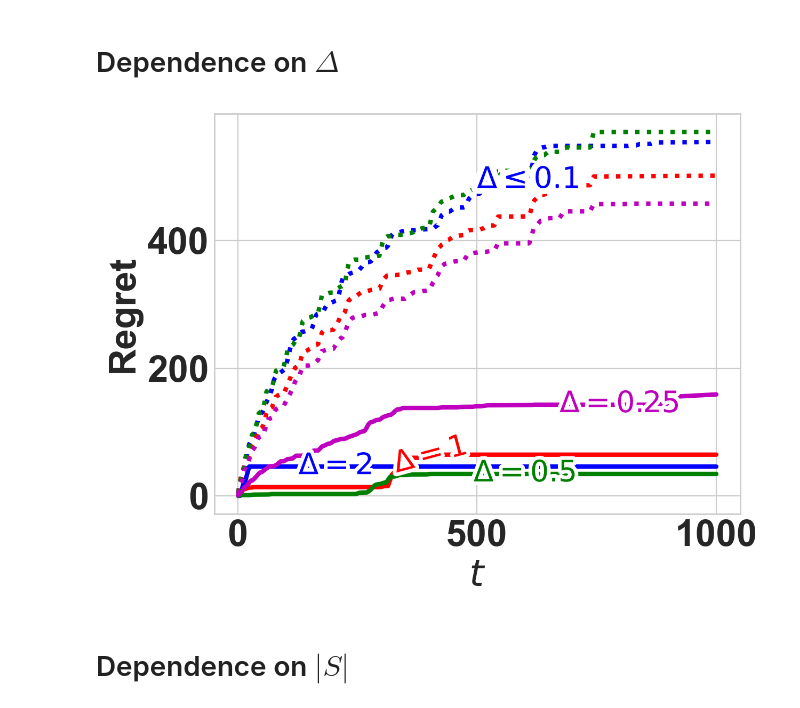
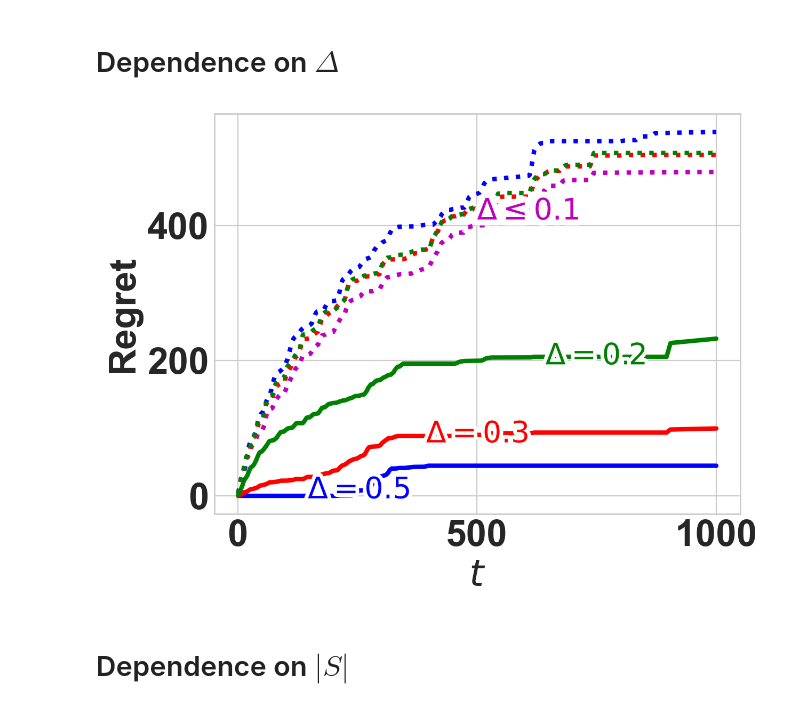
Before and after one commit to CoNG-harvard/Graph-Bandit, a Jupyter notebook: Sensitivity analysis.ipynb, the cells around one changed output. Drawn from its saved outputs; the diff is of its cells as text; code cells hidden in the pictures.

Commit message:
Fix some figure plotting issues.

```diff
--- a/Sensitivity analysis.ipynb
+++ b/Sensitivity analysis.ipynb
@@ -57,7 +57,7 @@ def plotRegrets(allRegrets, titles=None, save_fig=None):
 
     keys = allRegrets[0].keys()
     colors=['b', 'r', 'g', 'm', 'b', 'r', 'g', 'm', 'g', 'c', 'k', 'b', 'r', 'y', 'm', 'g','b']
-    styles = ['solid', 'solid', 'solid', 'solid', 'dotted', 'dotted', 'dotted', 'dotted', 'dotted','dotted']
+    styles = ['solid', 'solid', 'solid', 'dotted', 'dotted', 'dotted', 'dotted', 'dotted','dotted']
 
 
 
@@ -90,12 +90,14 @@ def plotRegrets(allRegrets, titles=None, save_fig=None):
 # Dependence on $\Delta$
 # %%
 delta_regrets = {}
-delta_regrets['$\Delta=2$'] = delta_test(2, n_nodes=10, graph_type='line', n_samples=100, T=1000)
-delta_regrets['$\Delta=1$'] = delta_test(1, n_nodes=10, graph_type='line', n_samples=100, T=1000)
+# delta_regrets['$\Delta=0.7$'] = delta_test(1.0, n_nodes=10, graph_type='line', n_samples=100, T=1000)
 delta_regrets['$\Delta=0.5$'] = delta_test(0.5, n_nodes=10, graph_type='line', n_samples=100, T=1000)
-delta_regrets['$\Delta=0.25$'] = delta_test(0.25, n_nodes=10, graph_type='line', n_samples=100, T=1000)
+delta_regrets['$\Delta=0.3$'] = delta_test(0.275, n_nodes=10, graph_type='line', n_samples=100, T=1000)
+delta_regrets['$\Delta=0.2$'] = delta_test(0.25, n_nodes=10, graph_type='line', n_samples=100, T=1000)
+
+delta_regrets['$\Delta=10^{-2}$'] = delta_test(0.01, n_nodes=10, graph_type='line', n_samples=100, T=1000)
+
 delta_regrets['$\Delta=10^{-1}$'] = delta_test(0.1, n_nodes=10, graph_type='line', n_samples=100, T=1000)
-delta_regrets['$\Delta=10^{-2}$'] = delta_test(0.01, n_nodes=10, graph_type='line', n_samples=100, T=1000)
 delta_regrets['$\Delta=10^{-3}$'] = delta_test(0.001, n_nodes=10, graph_type='line', n_samples=100, T=1000)
 delta_regrets['$\Delta=10^{-4}$'] = delta_test(0.0001, n_nodes=10, graph_type='line', n_samples=100, T=1000)
 # %%
@@ -105,35 +107,35 @@ with open('Data/delta_test.pkl', 'wb') as file:
 with open('Data/delta_test.pkl', 'rb') as file:
     delta_regrets = pkl.load(file)
 # %%
-
+np.random.seed(SEED)
 plt.rc('font', weight='bold')
 plt.figure(dpi=200)
 
 plotRegrets([delta_regrets])
 
 lines = plt.gca().get_lines()
 
 labelLine(
     lines[-4],
     500,
     label=r"$\Delta\leq 0.1$",
     ha="left",
     va="bottom",
     align=False,
     yoffset = 0,
     backgroundcolor="none",
    fontsize = 20
 )
 
 
-labelLines(lines[:-4],align=True, zorder=2.5,fontsize=20)
+labelLines(lines[:-4],align=False, zorder=2.5,fontsize=20)
 
 
 plt.tight_layout()
-plt.savefig('Figures/delta_test.png',bbox_inches = 'tight')
+plt.savefig('Figures/Sensitivity/delta_test.png',bbox_inches = 'tight')
 plt.show()
 # %% [output]
-[figure, old version]
+[figure, new version]
 # %% [markdown]
 # Dependence on $|S|$
 # %%
```
Also changed, not shown: parts of 7 cells of this notebook, 16 other files.
